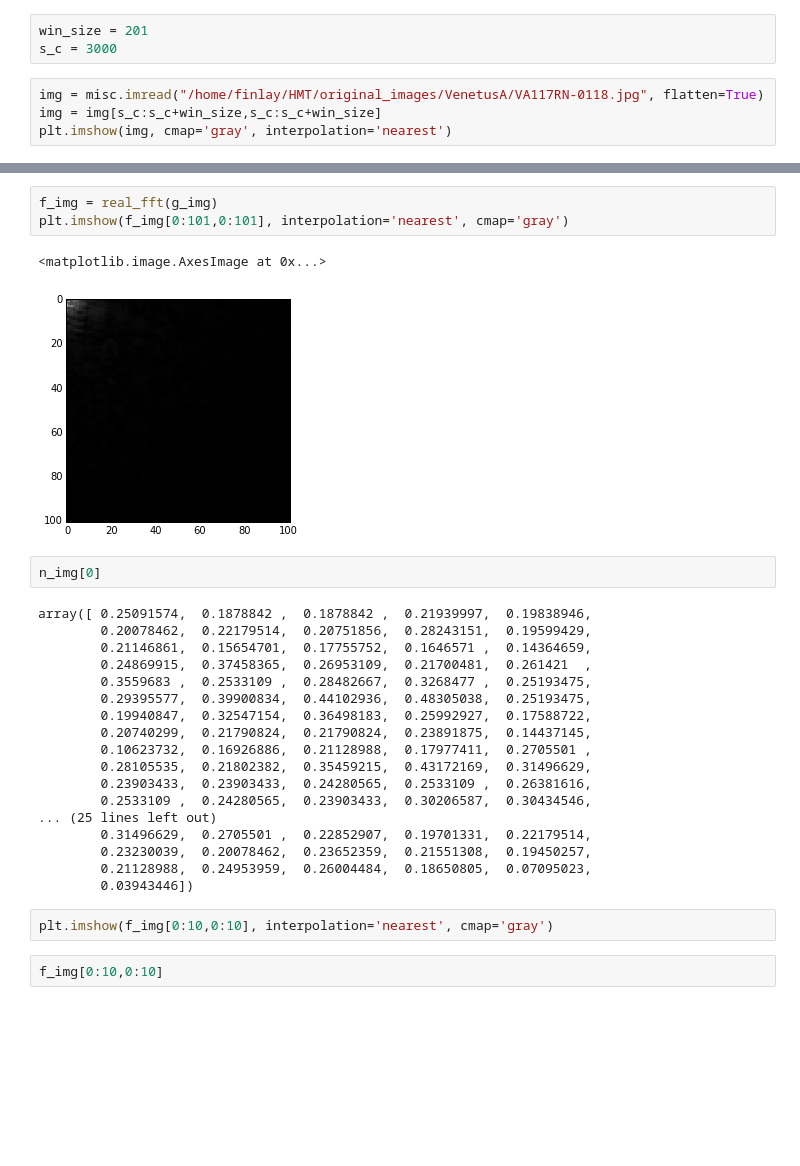
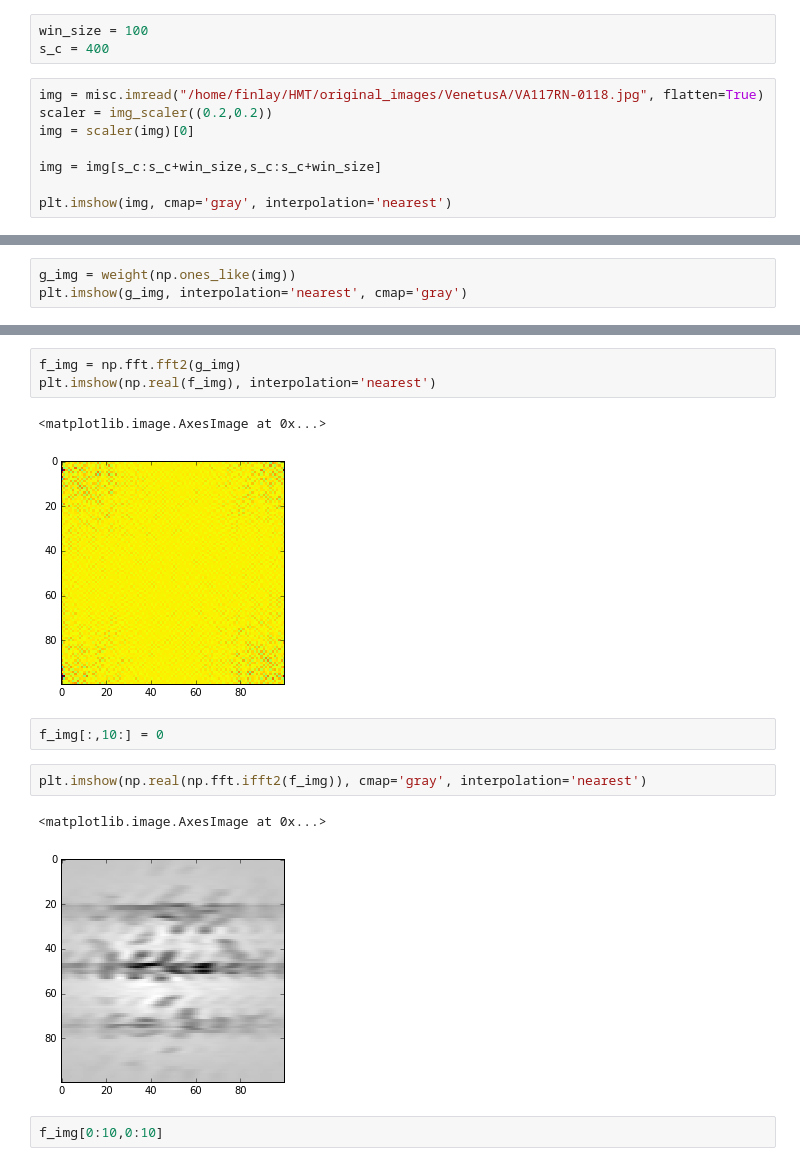
Before and after one commit to fmcc/mss_layout_analysis, a Jupyter notebook: Untitled.ipynb, the cells around one changed output, grey strips where cells are left out. Drawn from its saved outputs; the diff is of its cells as text; blank space fills up the shorter version.

```diff
--- a/Untitled.ipynb
+++ b/Untitled.ipynb
@@ -7,9 +10,13 @@ import numpy as np
 # %%
-win_size = 201
-s_c = 3000
+win_size = 100
+s_c = 400
 # %%
 img = misc.imread("/home/finlay/HMT/original_images/VenetusA/VA117RN-0118.jpg", flatten=True)
+scaler = img_scaler((0.2,0.2))
+img = scaler(img)[0]
+
 img = img[s_c:s_c+win_size,s_c:s_c+win_size]
+
 plt.imshow(img, cmap='gray', interpolation='nearest')
 # %% [output]
 <matplotlib.image.AxesImage at 0x...>
@@ -29,0 +55,3 @@ plt.imshow(g_img, interpolation='nearest', cmap='gray')
+# %%
+g_img = weight(np.ones_like(img))
+plt.imshow(g_img, interpolation='nearest', cmap='gray')
@@ -30,30 +61,15 @@ plt.imshow(g_img, interpolation='nearest', cmap='gray')
 # %%
-f_img = real_fft(g_img)
-plt.imshow(f_img[0:101,0:101], interpolation='nearest', cmap='gray')
+f_img = np.fft.fft2(g_img)
+plt.imshow(np.real(f_img), interpolation='nearest')
 # %% [output]
 <matplotlib.image.AxesImage at 0x...>
-[figure, old version]
+[figure, new version]
-# %%
-n_img[0]
-# %% [output]
-array([ 0.25091574,  0.1878842 ,  0.1878842 ,  0.21939997,  0.19838946,
-        0.20078462,  0.22179514,  0.20751856,  0.28243151,  0.19599429,
-        0.21146861,  0.15654701,  0.17755752,  0.1646571 ,  0.14364659,
-        0.24869915,  0.37458365,  0.26953109,  0.21700481,  0.261421  ,
-        0.3559683 ,  0.2533109 ,  0.28482667,  0.3268477 ,  0.25193475,
-        0.29395577,  0.39900834,  0.44102936,  0.48305038,  0.25193475,
-        0.19940847,  0.32547154,  0.36498183,  0.25992927,  0.17588722,
-        0.20740299,  0.21790824,  0.21790824,  0.23891875,  0.14437145,
-        0.10623732,  0.16926886,  0.21128988,  0.17977411,  0.2705501 ,
-        0.28105535,  0.21802382,  0.35459215,  0.43172169,  0.31496629,
-        0.23903433,  0.23903433,  0.24280565,  0.2533109 ,  0.26381616,
-        0.2533109 ,  0.24280565,  0.23903433,  0.30206587,  0.30434546,
-... (25 lines left out)
-        0.31496629,  0.2705501 ,  0.22852907,  0.19701331,  0.22179514,
-        0.23230039,  0.20078462,  0.23652359,  0.21551308,  0.19450257,
-        0.21128988,  0.24953959,  0.26004484,  0.18650805,  0.07095023,
-        0.03943446])
-# %%
-plt.imshow(f_img[0:10,0:10], interpolation='nearest', cmap='gray')
+# %%
+f_img[:,10:] = 0
+# %%
+plt.imshow(np.real(np.fft.ifft2(f_img)), cmap='gray', interpolation='nearest')
+# %% [output]
+<matplotlib.image.AxesImage at 0x...>
+[figure, added]
 # %%
 f_img[0:10,0:10]
```
Also changed, not shown: parts of 12 cells of this notebook, 4 other files.
